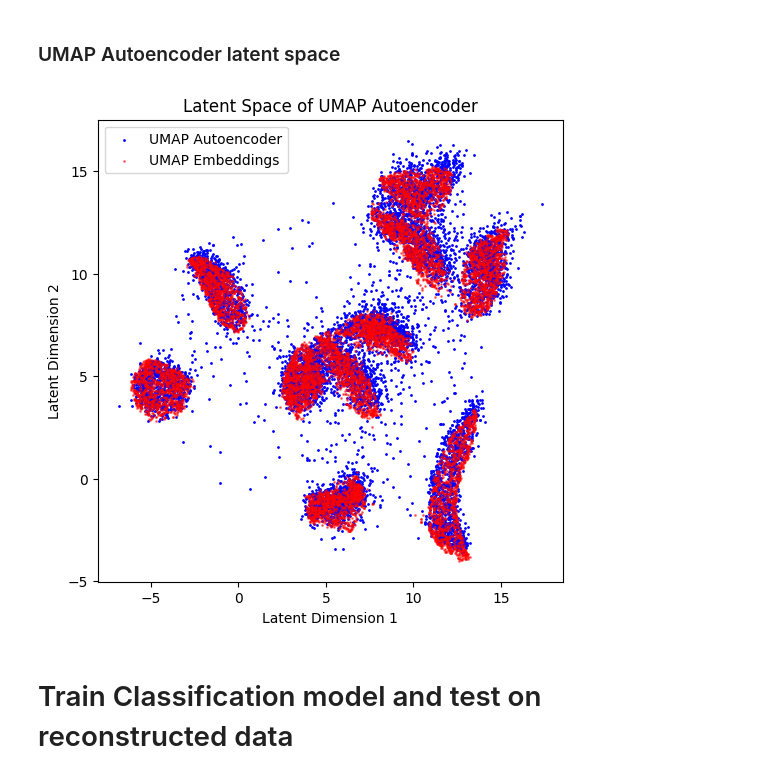
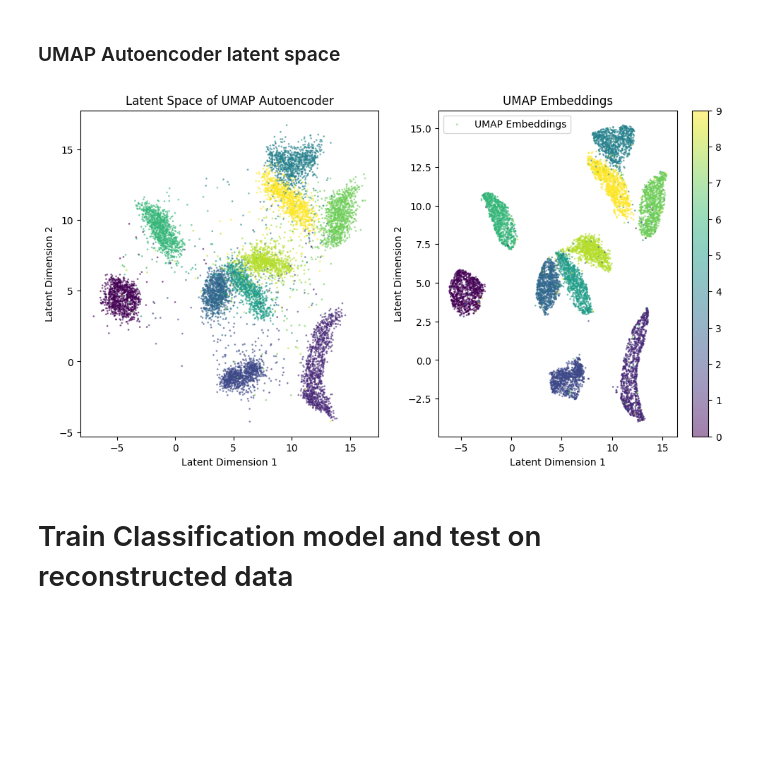
Before and after one commit to adrianlopezlanchares/umap-autoencoder, a Jupyter notebook: notebooks/umap-autoencoder-mnist.ipynb, the cells around one changed output. Drawn from its saved outputs; the diff is of its cells as text; code cells hidden in the pictures; blank space fills up the shorter version.

```diff
--- a/notebooks/umap-autoencoder-mnist.ipynb
+++ b/notebooks/umap-autoencoder-mnist.ipynb
@@ -246,7 +249,7 @@ with torch.no_grad():
     sample_images = sample_images.to(device).float()
     reconstructed = umap_autoencoder(sample_images).cpu().numpy()
     sample_images = sample_images.cpu().numpy()
-    n = 10
+    n = 20
     plt.figure(figsize=(20, 4))
     for i in range(n):
         # Original
@@ -320,39 +345,48 @@ plt.show()
 # %% [markdown]
 ### UMAP Autoencoder latent space
 # %%
-# Plot latent space of umap autoencoder
 umap_autoencoder.eval()
 all_latents = []
 with torch.no_grad():
     for images, _ in flat_test_loader:
         images = images.to(device).float()
         latents = umap_autoencoder.encoder(images).cpu().numpy()
         all_latents.append(latents)
 all_latents = np.concatenate(all_latents, axis=0)
-plt.figure(figsize=(6, 6))
-plt.scatter(
+
+fig, ax = plt.subplots(1, 2, figsize=(12, 6))
+# Set colors depending on label
+colors = test_labels.argmax(axis=1)
+
+ax[0].scatter(
     all_latents[:, 0],
     all_latents[:, 1],
     s=1,
-    alpha=1,
-    color="blue",
-    label="UMAP Autoencoder",
+    alpha=0.5,
+    c=colors,
+    label="Normal Autoencoder",
 )
-plt.scatter(
+
+ax[1].scatter(
     test_embeddings[:, 0],
     test_embeddings[:, 1],
     s=1,
     alpha=0.5,
-    color="red",
+    c=colors,
     label="UMAP Embeddings",
 )
-plt.title("Latent Space of UMAP Autoencoder")
-plt.xlabel("Latent Dimension 1")
-plt.ylabel("Latent Dimension 2")
+
+ax[0].set_title("Latent Space of UMAP Autoencoder")
+ax[0].set_xlabel("Latent Dimension 1")
+ax[0].set_ylabel("Latent Dimension 2")
+ax[1].set_title("UMAP Embeddings")
+ax[1].set_xlabel("Latent Dimension 1")
+ax[1].set_ylabel("Latent Dimension 2")
 plt.legend()
+plt.colorbar(ax[1].collections[0], ax=ax[1])
 plt.show()
 # %% [output]
-[figure, old version]
+[figure, new version]
 # %% [markdown]
 # Train Classification model and test on reconstructed data
 # %%
```
Also changed, not shown: parts of 12 cells of this notebook, 1 other file.
